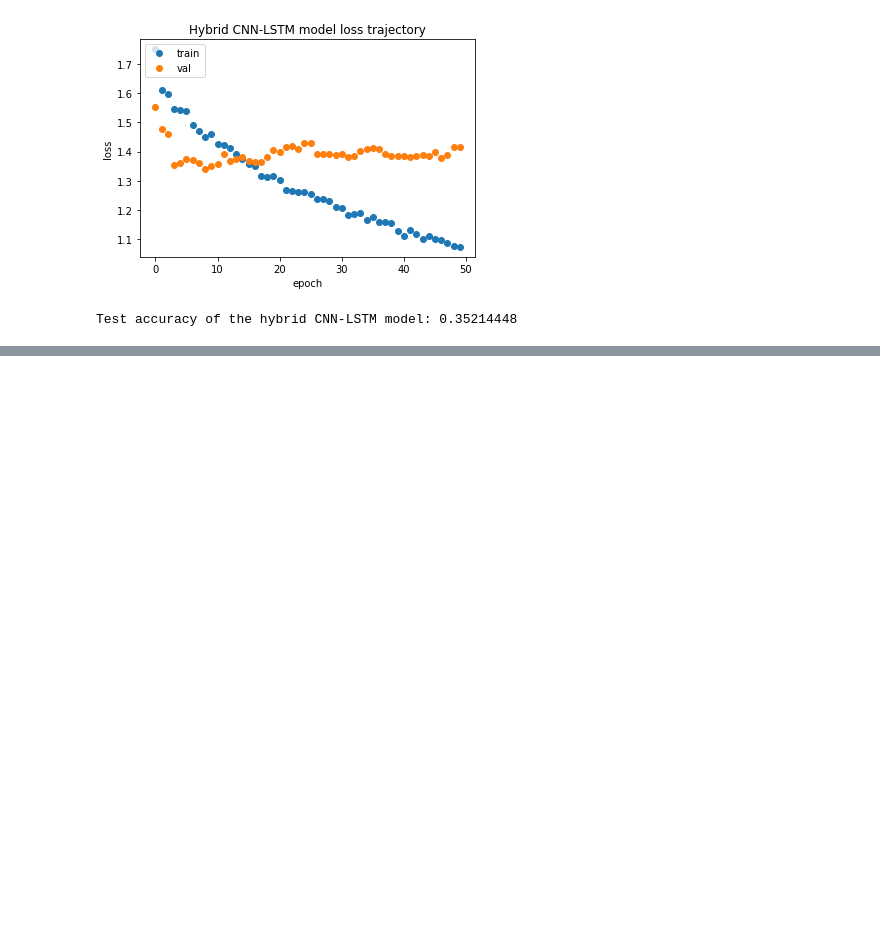
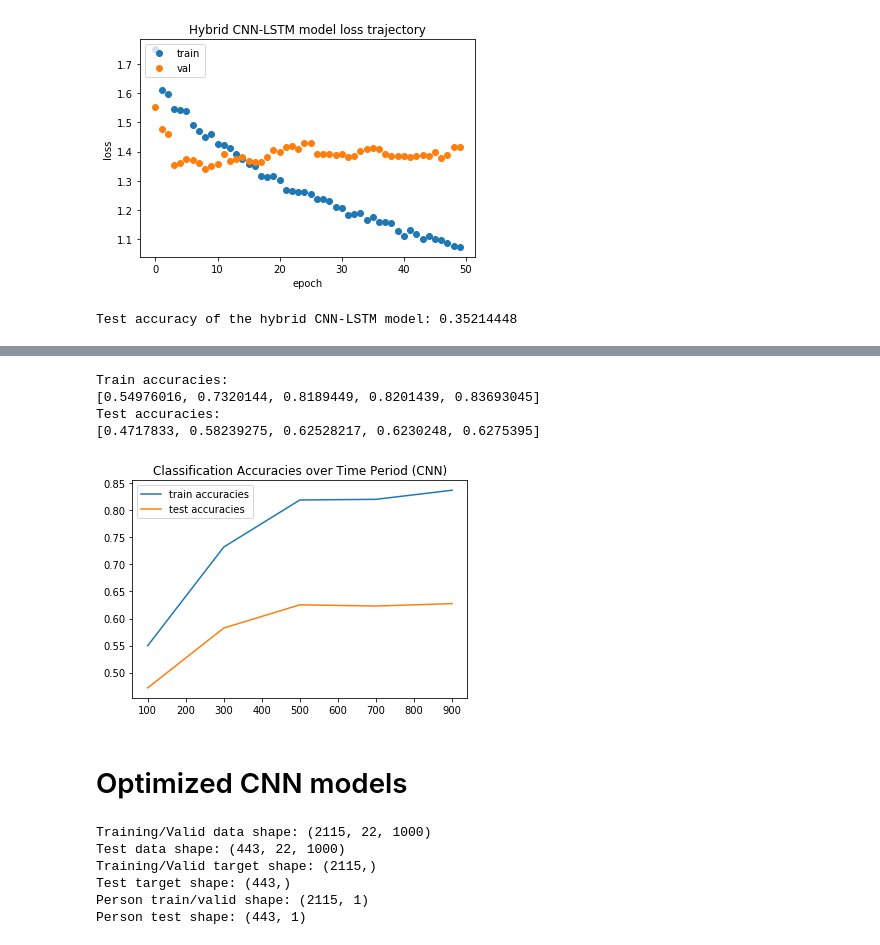
Before and after one commit to ronakkaoshik42/EEG_action_classification, a Jupyter notebook: LSTM_one_subject_EEG_loading.ipynb, the cells around one changed output, grey strips where cells are left out. Saved outputs shown, nothing was run; the diff lists cells and outputs as text; code cells hidden in the pictures; blank space fills up the shorter version.

```diff
--- a/LSTM_one_subject_EEG_loading.ipynb
+++ b/LSTM_one_subject_EEG_loading.ipynb
@@ -742,0 +873,43 @@ Test accuracy of the hybrid CNN-LSTM model: 0.35214448
+# %%
+print("Train accuracies: ")
+print(train_scores)
+print("Test accuracies: ")
+print(test_scores)
+
+# plot
+plt.plot(range(100, 1001, 200), train_scores, label='train accuracies')
+plt.plot(range(100, 1001, 200), test_scores, label='test accuracies')
+plt.legend()
+plt.title("Classification Accuracies over Time Period (CNN)")
+plt.show()
+# %% [output]
+Train accuracies:
+[0.54976016, 0.7320144, 0.8189449, 0.8201439, 0.83693045]
+Test accuracies:
+[0.4717833, 0.58239275, 0.62528217, 0.6230248, 0.6275395]
+[figure, added]
+# %% [markdown]
+# Optimized CNN models
+# %%
+X_test = np.load("X_test.npy")
+y_test = np.load("y_test.npy")
+person_train_valid = np.load("person_train_valid.npy")
+X_train_valid = np.load("X_train_valid.npy")
+y_train_valid = np.load("y_train_valid.npy")
+person_test = np.load("person_test.npy")
+
+## Printing the shapes of the numpy arrays
+
+print ('Training/Valid data shape: {}'.format(X_train_valid.shape))
+print ('Test data shape: {}'.format(X_test.shape))
+print ('Training/Valid target shape: {}'.format(y_train_valid.shape))
+print ('Test target shape: {}'.format(y_test.shape))
+print ('Person train/valid shape: {}'.format(person_train_valid.shape))
+print ('Person test shape: {}'.format(person_test.shape))
+# %% [output]
+Training/Valid data shape: (2115, 22, 1000)
+Test data shape: (443, 22, 1000)
+Training/Valid target shape: (2115,)
+Test target shape: (443,)
+Person train/valid shape: (2115, 1)
+Person test shape: (443, 1)
```
Also changed, not shown: parts of 34 cells of this notebook, 2 other files.
